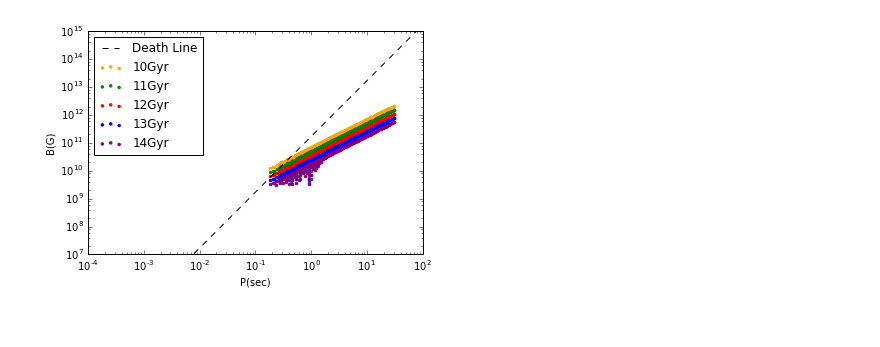
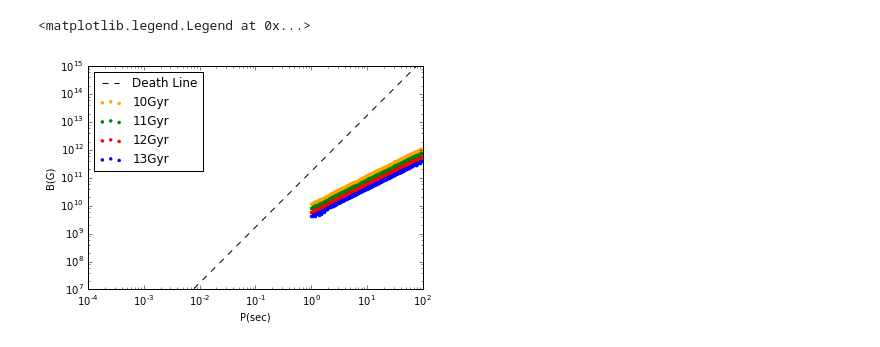
Before and after one commit to claireshiye/MyPythonCode, a Jupyter notebook: Single NS PP_Evolution in BSE .ipynb, the cells around one changed output. Cells and saved outputs as stored; diff of their text form; code cells hidden in the pictures.

```diff
--- a/Single NS PP_Evolution in BSE .ipynb
+++ b/Single NS PP_Evolution in BSE .ipynb
@@ -9,11 +9,13 @@ import matplotlib.pyplot as plt
 twopi=2.*np.pi
 yearsc=3.1557*10**7
 bconst=-3000.   ##Myr
-K=8.88*10**-30   ##PK??
+#K=8.88*10**-29   ##PK??
 #K=2.07*10**-39   ##Ostriker & Gunn 1969
+K=2*twopi*2.5*10**-49  ##Unit is year/Gauss^2
 Bbot=5.*10**7
 
 P=[]; B0=[]
+##Initialize the B-field and Spin period for newborn NS
 for k in range(800):
     x=0; y=0
     ##Initialize Spin
@@ -37,6 +39,7 @@ for k in range(800):
         P.append(x); B0.append(y)
 
 P=np.asarray(P); B0=np.asarray(B0)
+Pyear=P/yearsc
 
 ##Death line
 dl=np.logspace(-4.0, 2.0, num=50)
@@ -60,30 +63,32 @@ plt.show()
 # %%
-t=np.arange(0., 15000.,0.01)
+##Evole the NS
+t=np.arange(0., 14000., 1.)  ##The time step is considered to be in one million year. So that 14000 is 12 Gyr.
 co=['orange', 'green', 'red', 'blue','purple']
 la=['10Gyr','11Gyr', '12Gyr', '13Gyr', '14Gyr']
 count=0
 plt.figure()
 for j in range(0,len(t)):
     B=B0*np.exp(t[j]/bconst)+Bbot
-    Pdot=K*B*B/P
-    P=P+Pdot*0.01
+    Pdot=K*B*B/Pyear
+    Pyear=Pyear+Pdot*10**6
     if t[j]==10000 or t[j]==11000 or t[j]==12000 or t[j]==13000 or t[j]==14000:
-        plt.scatter(P, B, color=co[count], s=6, label=la[count])
+        plt.scatter(Pyear*yearsc, B, color=co[count], s=6, label=la[count])
         count+=1
 
 plt.plot(dl, (dl**2)*(0.17*10**12), 'k--', label='Death Line')  ##Death line
 plt.xscale('log')
 plt.yscale('log')
 plt.xlim(10**-4, 10**2)
 plt.ylim(10**7, 10**15)
 plt.xlabel('P(sec)')
 plt.ylabel('B(G)')
 #plt.title('10Gyr')
 plt.legend(loc='upper left')
 #plt.show()
-plt.savefig('/Users/shiye/Documents/ClusterGroup/Pulsarproject/Gyrchange_K.png', dpi=300)
+#plt.savefig('/Users/shiye/Documents/ClusterGroup/Pulsarproject/Gyrchange_K.png', dpi=300)
 # %% [output]
+<matplotlib.legend.Legend at 0x...>
-[figure, old version]
+[figure, new version]
 # %%
 #plt.figure()
 #plt.scatter(P, B, color='orange', s=10)
```
Also changed, not shown: parts of 1 cell of this notebook, 44 other files.
